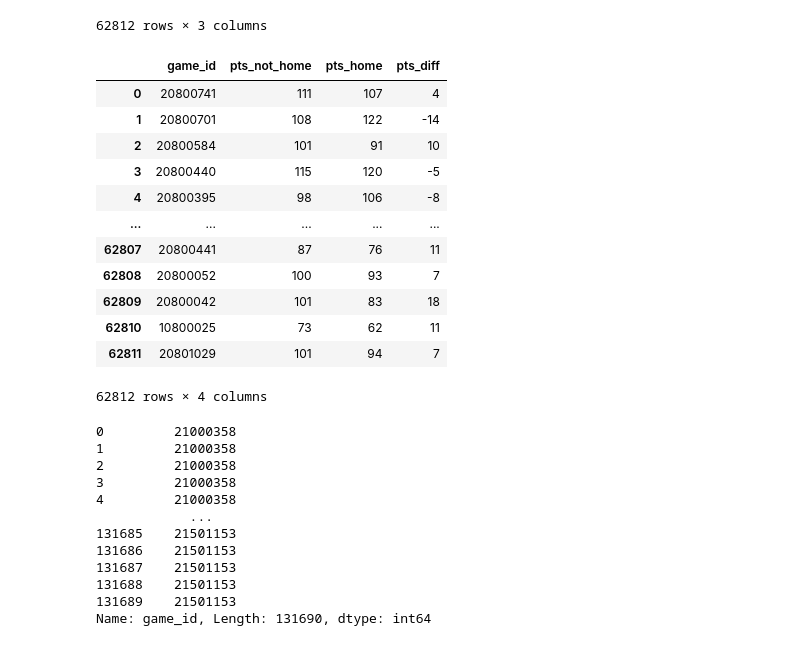
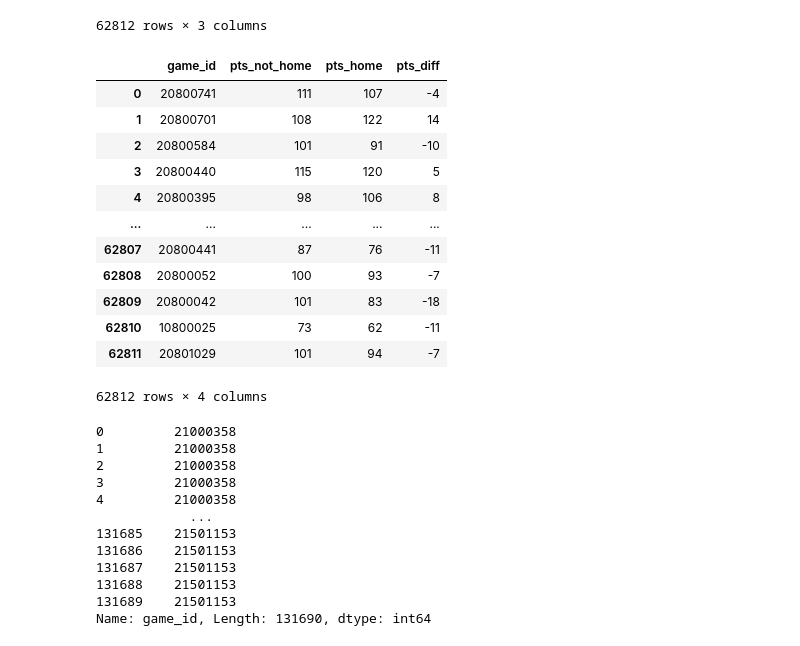
Before and after one commit to pauljacob/capstoneNBA, a Jupyter notebook: Untitled Folder/capstone2_spreadv4.ipynb, the cells around one changed output. Drawn from its saved outputs; the diff is of its cells as text; code cells hidden in the pictures.

```diff
--- a/Untitled Folder/capstone2_spreadv4.ipynb
+++ b/Untitled Folder/capstone2_spreadv4.ipynb
@@ -133,21 +133,21 @@ df_games_pts
 62812 rows × 3 columns
 # %%
 #actual point difference by game_id
-df_games_pts['pts_diff'] = df_games_pts['pts_not_home'] - df_games_pts['pts_home']
+df_games_pts['pts_diff'] = - (df_games_pts['pts_not_home'] - df_games_pts['pts_home'])
 df_games_pts
 # %% [output]
 |  | game_id | pts_not_home | pts_home | pts_diff |
-| 0 | 20800741 | 111 | 107 | 4 |
-| 1 | 20800701 | 108 | 122 | -14 |
-| 2 | 20800584 | 101 | 91 | 10 |
-| 3 | 20800440 | 115 | 120 | -5 |
-| 4 | 20800395 | 98 | 106 | -8 |
+| 0 | 20800741 | 111 | 107 | -4 |
+| 1 | 20800701 | 108 | 122 | 14 |
+| 2 | 20800584 | 101 | 91 | -10 |
+| 3 | 20800440 | 115 | 120 | 5 |
+| 4 | 20800395 | 98 | 106 | 8 |
 | ... | ... | ... | ... | ... |
-| 62807 | 20800441 | 87 | 76 | 11 |
-| 62808 | 20800052 | 100 | 93 | 7 |
-| 62809 | 20800042 | 101 | 83 | 18 |
-| 62810 | 10800025 | 73 | 62 | 11 |
-| 62811 | 20801029 | 101 | 94 | 7 |
+| 62807 | 20800441 | 87 | 76 | -11 |
+| 62808 | 20800052 | 100 | 93 | -7 |
+| 62809 | 20800042 | 101 | 83 | -18 |
+| 62810 | 10800025 | 73 | 62 | -11 |
+| 62811 | 20801029 | 101 | 94 | -7 |
 62812 rows × 4 columns
 # %%
 #get unique game_id
```
Also changed, not shown: parts of 7 cells of this notebook.
